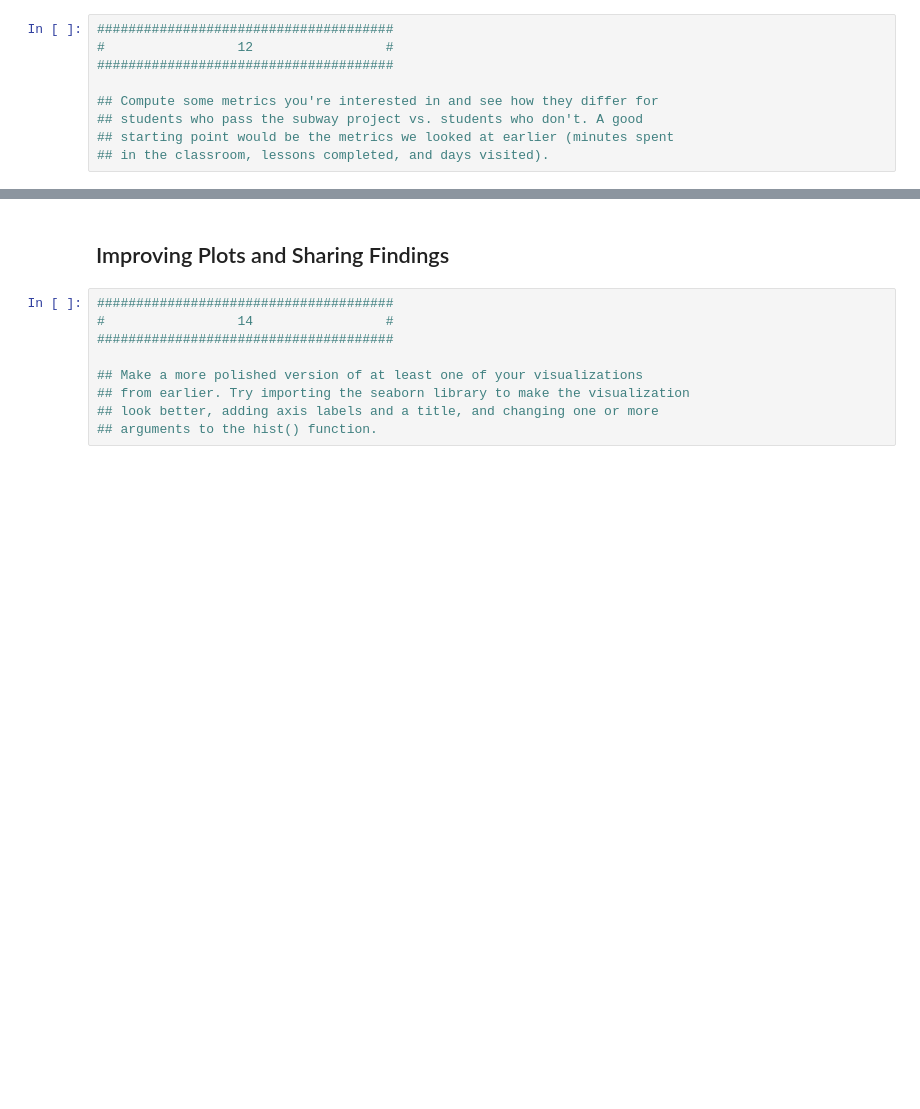
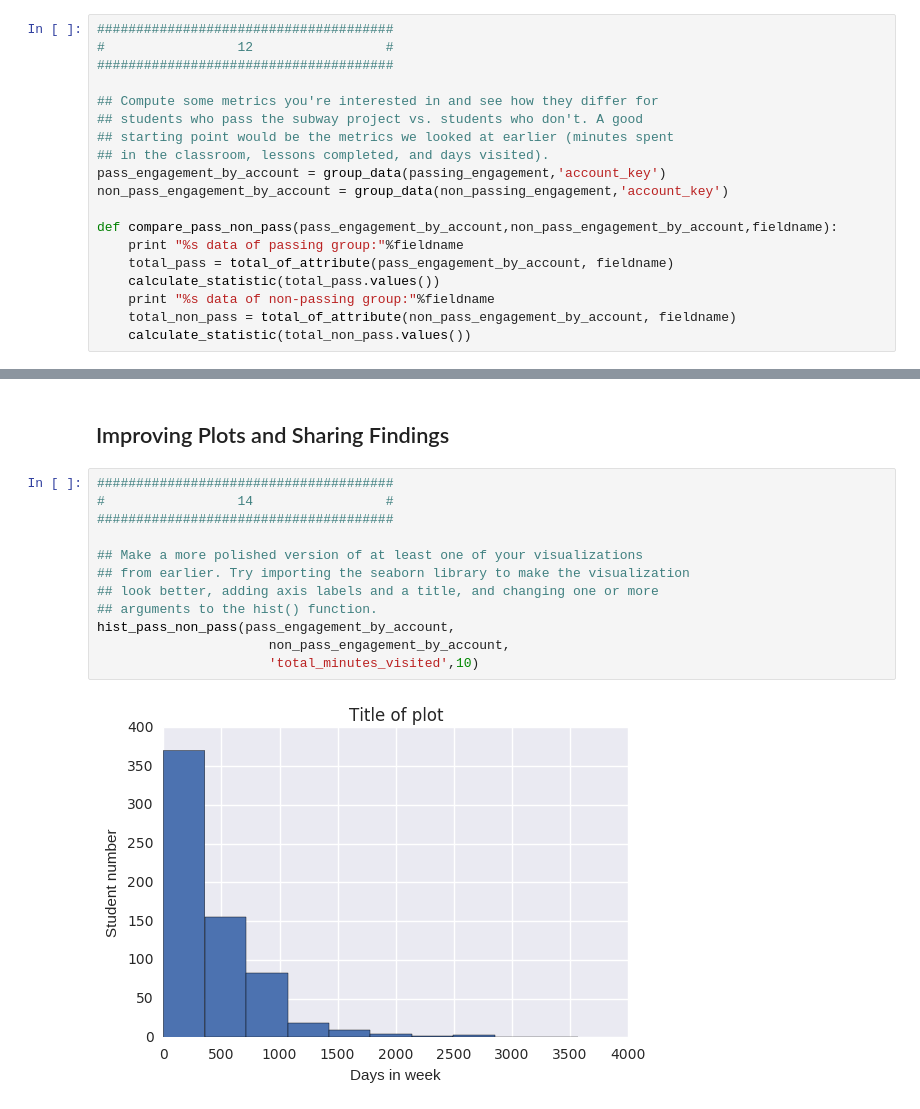
Before and after one commit to andy-yangz/Programming_nano, a Jupyter notebook: stage5/L1_Starter_Code.ipynb, the cells around one changed output, grey strips where cells are left out. Drawn from its saved outputs; the diff is of its cells as text; blank space fills up the shorter version.

```diff
--- a/stage5/L1_Starter_Code.ipynb
+++ b/stage5/L1_Starter_Code.ipynb
@@ -311,3 +493,13 @@ non_passing_engagement =
 ## students who pass the subway project vs. students who don't. A good
 ## starting point would be the metrics we looked at earlier (minutes spent
 ## in the classroom, lessons completed, and days visited).
+pass_engagement_by_account = group_data(passing_engagement,'account_key')
+non_pass_engagement_by_account = group_data(non_passing_engagement,'account_key')
+
+def compare_pass_non_pass(pass_engagement_by_account,non_pass_engagement_by_account,fieldname):
+    print "%s data of passing group:"%fieldname
+    total_pass = total_of_attribute(pass_engagement_by_account, fieldname)
+    calculate_statistic(total_pass.values())
+    print "%s data of non-passing group:"%fieldname
+    total_non_pass = total_of_attribute(non_pass_engagement_by_account, fieldname)
+    calculate_statistic(total_non_pass.values())
@@ -326,9 +617,14 @@ non_passing_engagement =
 # %%
 ######################################
 #                 14                 #
 ######################################
 
 ## Make a more polished version of at least one of your visualizations
 ## from earlier. Try importing the seaborn library to make the visualization
 ## look better, adding axis labels and a title, and changing one or more
 ## arguments to the hist() function.
+hist_pass_non_pass(pass_engagement_by_account,
+                      non_pass_engagement_by_account,
+                      'total_minutes_visited',10)
+# %% [output]
+[figure, added]
```
Also changed, not shown: parts of 29 cells of this notebook.
